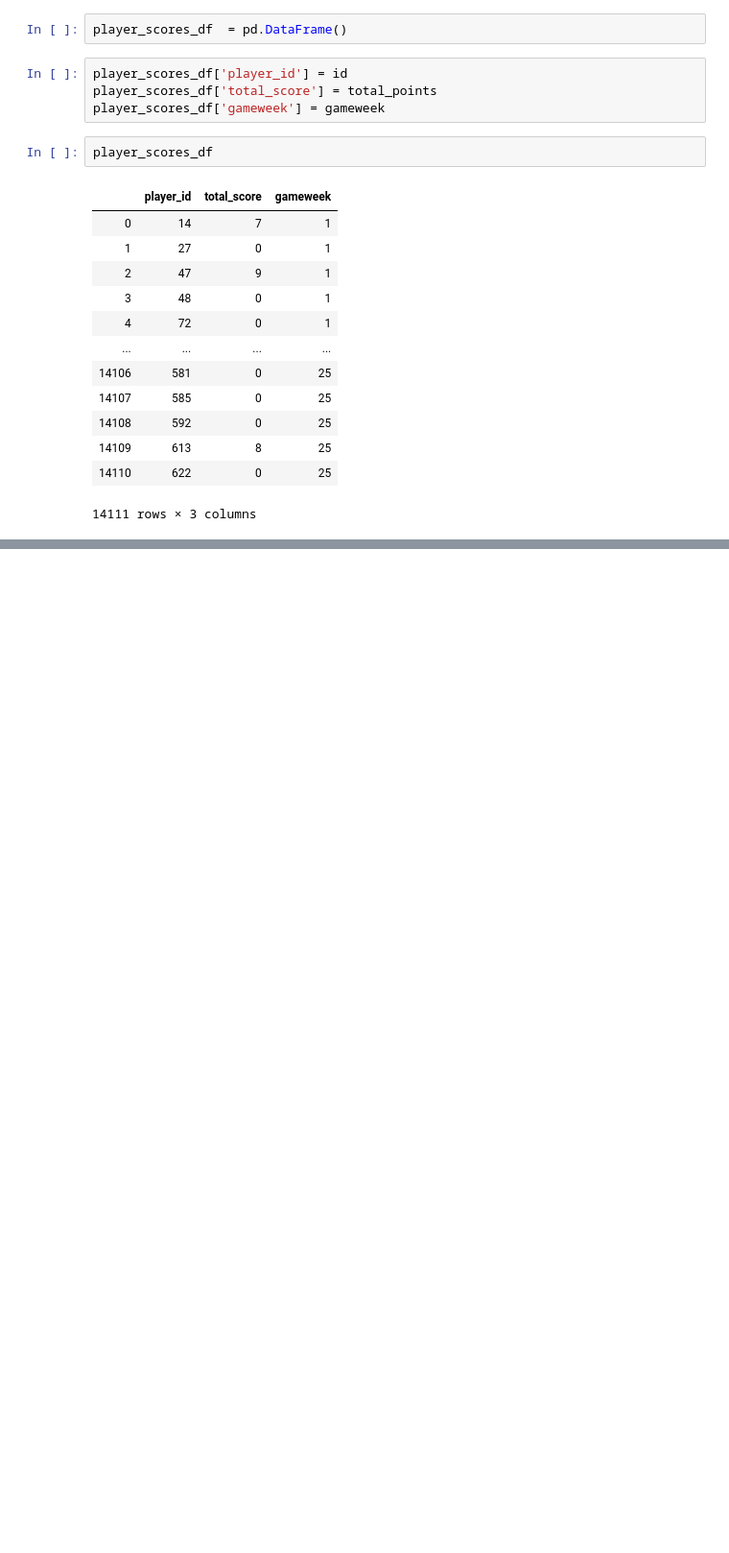
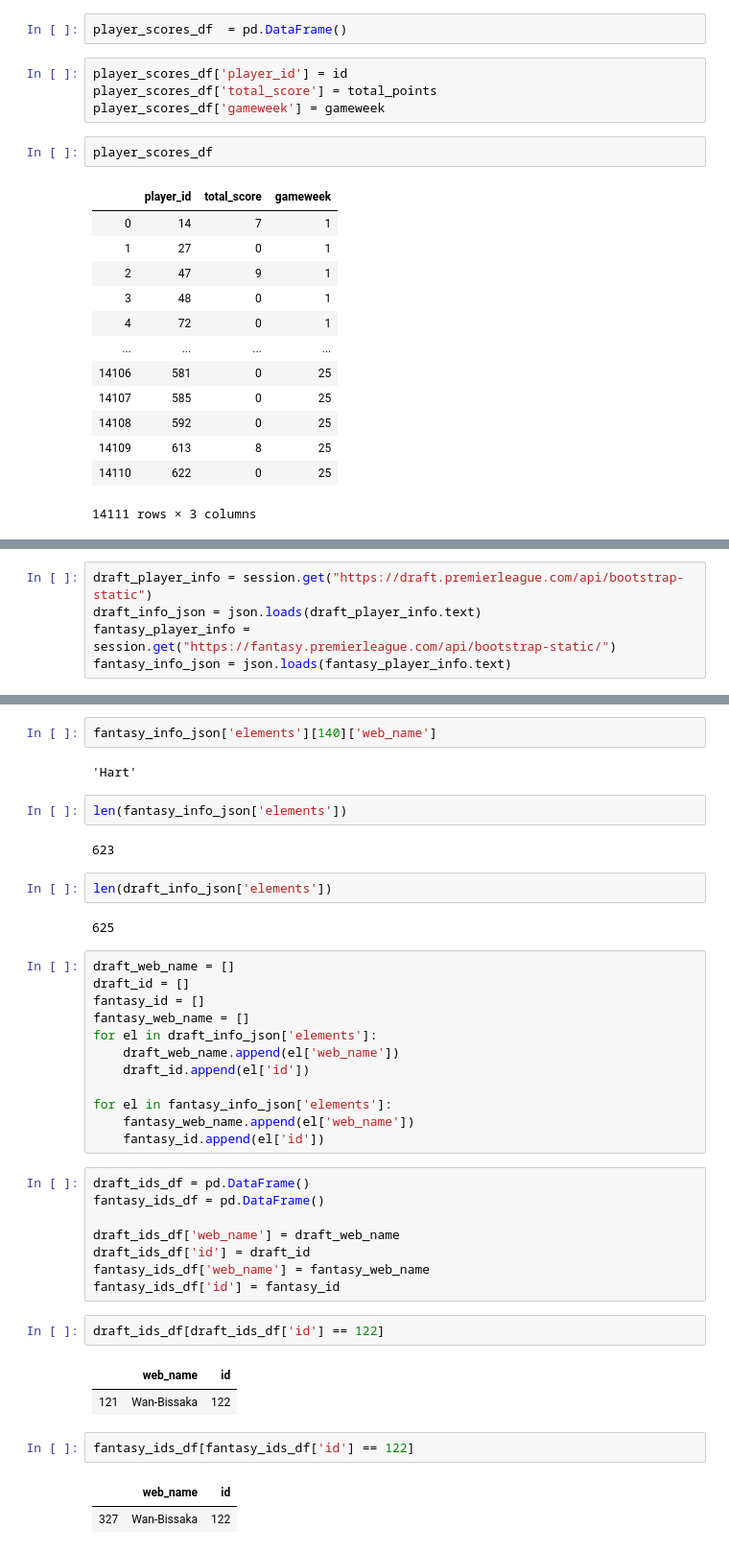
Before and after one commit to Bencabe/FPL_Draft_Analytics, a Jupyter notebook: historic_data.ipynb, the cells around one changed output, grey strips where cells are left out. Shown at 96% size. Saved outputs shown, nothing was run; the diff lists cells and outputs as text; blank space fills up the shorter version.

Commit message:
updated historic data file

```diff
--- a/historic_data.ipynb
+++ b/historic_data.ipynb
@@ -325,0 +524,5 @@ player_scores_df
+# %%
+draft_player_info = session.get("https://draft.premierleague.com/api/bootstrap-static")
+draft_info_json = json.loads(draft_player_info.text)
+fantasy_player_info = session.get("https://fantasy.premierleague.com/api/bootstrap-static/")
+fantasy_info_json = json.loads(fantasy_player_info.text)
@@ -325,0 +549,42 @@ player_scores_df
+# %%
+fantasy_info_json['elements'][140]['web_name']
+# %% [output]
+'Hart'
+# %%
+len(fantasy_info_json['elements'])
+# %% [output]
+623
+# %%
+len(draft_info_json['elements'])
+# %% [output]
+625
+# %%
+draft_web_name = []
+draft_id = []
+fantasy_id = []
+fantasy_web_name = []
+for el in draft_info_json['elements']:
+    draft_web_name.append(el['web_name'])
+    draft_id.append(el['id'])
+
+for el in fantasy_info_json['elements']:
+    fantasy_web_name.append(el['web_name'])
+    fantasy_id.append(el['id'])
+# %%
+draft_ids_df = pd.DataFrame()
+fantasy_ids_df = pd.DataFrame()
+
+draft_ids_df['web_name'] = draft_web_name
+draft_ids_df['id'] = draft_id
+fantasy_ids_df['web_name'] = fantasy_web_name
+fantasy_ids_df['id'] = fantasy_id
+# %%
+draft_ids_df[draft_ids_df['id'] == 122]
+# %% [output]
+|  | web_name | id |
+| 121 | Wan-Bissaka | 122 |
+# %%
+fantasy_ids_df[fantasy_ids_df['id'] == 122]
+# %% [output]
+|  | web_name | id |
+| 327 | Wan-Bissaka | 122 |
```
Also changed, not shown: parts of 42 cells of this notebook.
